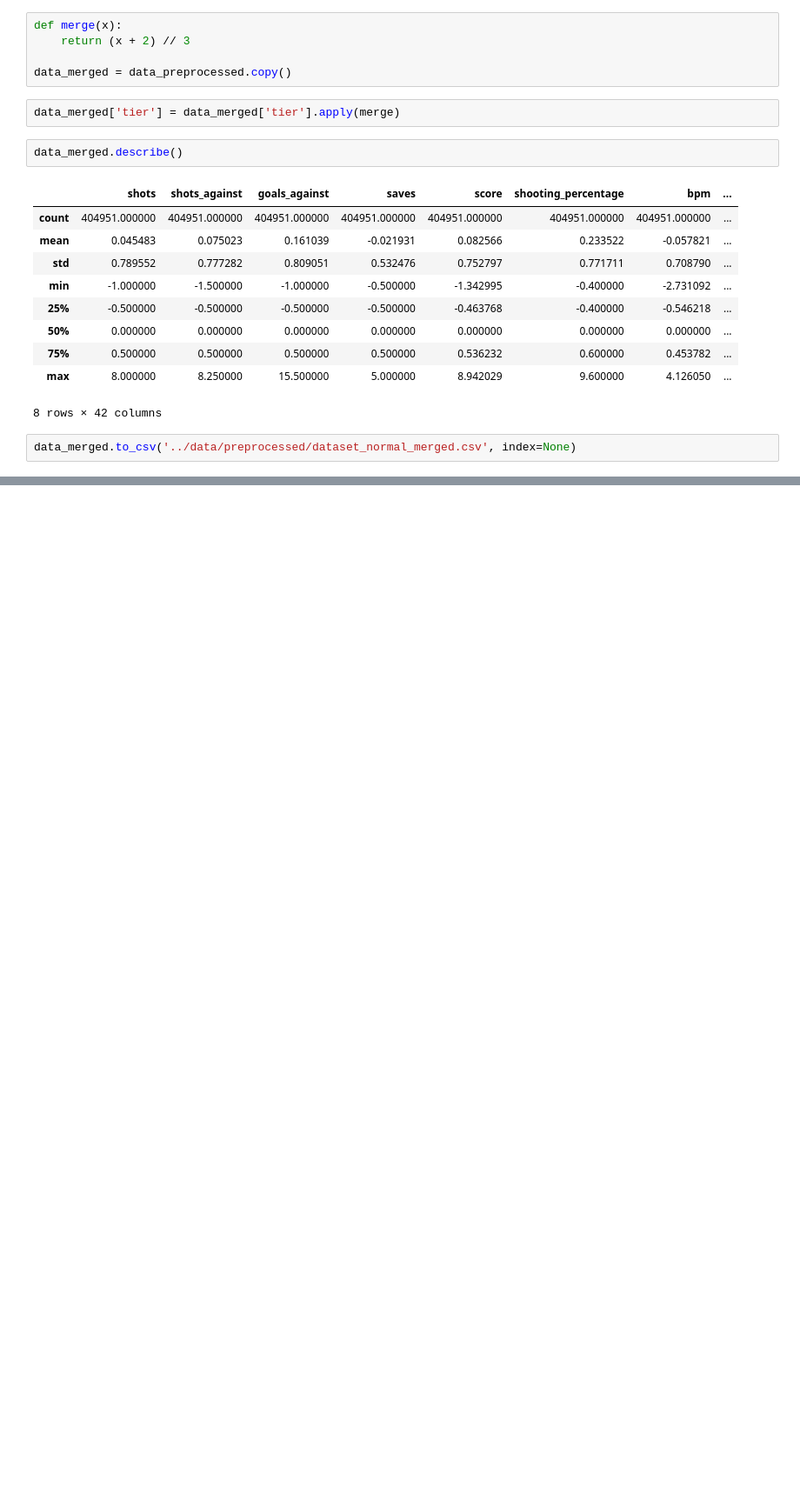
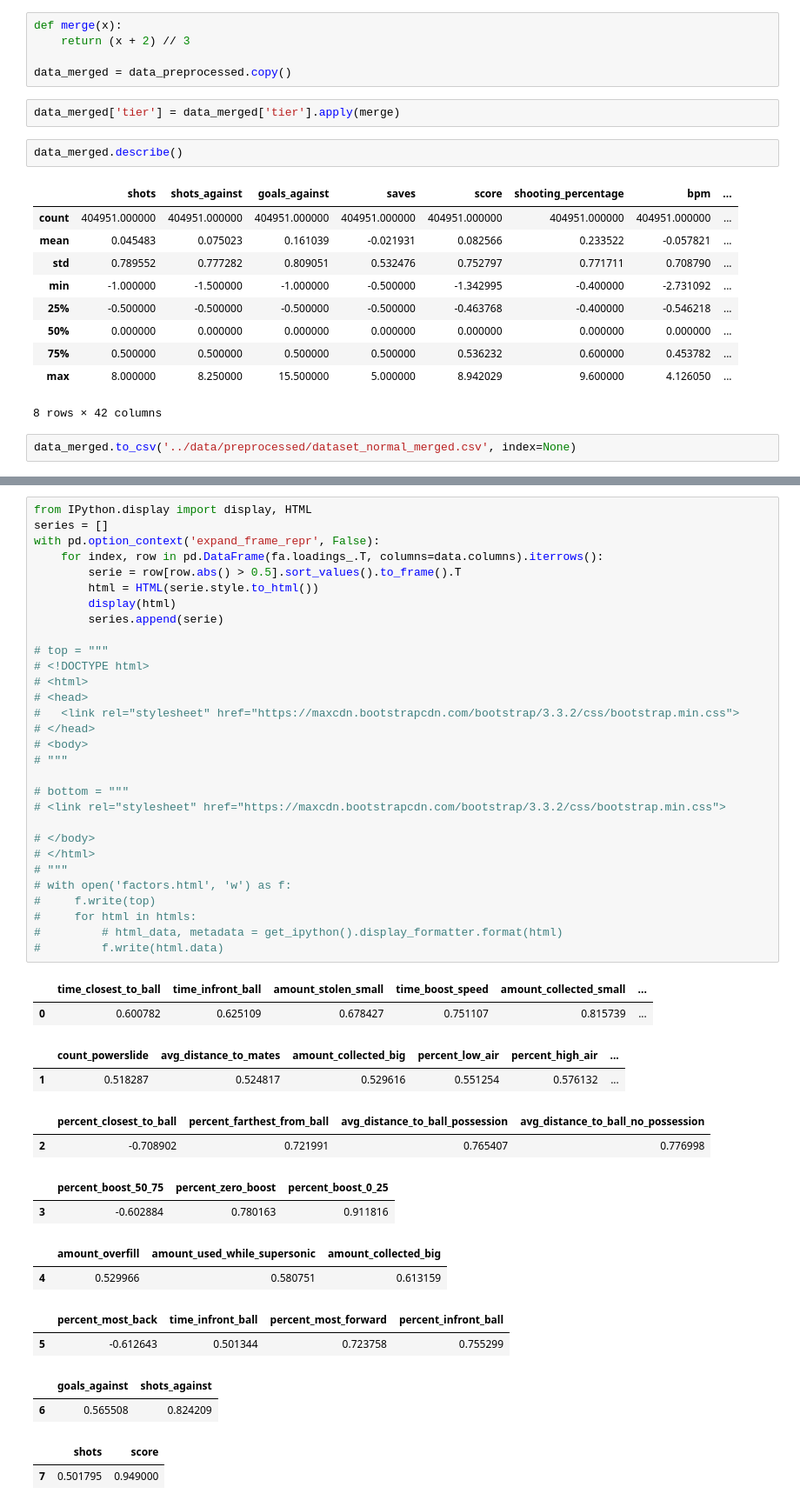
Before and after one commit to pasqualedem/RocketLeague-RankPredictor, a Jupyter notebook: src/data_preprocess.ipynb, the cells around one changed output, grey strips where cells are left out. Shown: that part at 87% size. Saved outputs shown, nothing was run; the diff lists cells and outputs as text; blank space fills up the shorter version.

```diff
--- a/src/data_preprocess.ipynb
+++ b/src/data_preprocess.ipynb
@@ -160,0 +225,47 @@ data_merged.to_csv('../data/preprocessed/dataset_normal_merged.csv', index=None)
+# %%
+from IPython.display import display, HTML
+series = []
+with pd.option_context('expand_frame_repr', False):
+    for index, row in pd.DataFrame(fa.loadings_.T, columns=data.columns).iterrows():
+        serie = row[row.abs() > 0.5].sort_values().to_frame().T
+        html = HTML(serie.style.to_html())
+        display(html)
+        series.append(serie)
+
+# top = """
+# <!DOCTYPE html>
+# <html>
+# <head>
+#   <link rel="stylesheet" href="https://maxcdn.bootstrapcdn.com/bootstrap/3.3.2/css/bootstrap.min.css">
+# </head>
+# <body>
+# """
+
+# bottom = """
+# <link rel="stylesheet" href="https://maxcdn.bootstrapcdn.com/bootstrap/3.3.2/css/bootstrap.min.css">
+
+# </body>
+# </html>
+# """
+# with open('factors.html', 'w') as f:
+#     f.write(top)
+#     for html in htmls:
+#         # html_data, metadata = get_ipython().display_formatter.format(html)
+#         f.write(html.data)
+# %% [output]
+|  | time_closest_to_ball | time_infront_ball | amount_stolen_small | time_boost_speed | amount_collected_small | ... |
+| 0 | 0.600782 | 0.625109 | 0.678427 | 0.751107 | 0.815739 | ... |
+|  | count_powerslide | avg_distance_to_mates | amount_collected_big | percent_low_air | percent_high_air | ... |
+| 1 | 0.518287 | 0.524817 | 0.529616 | 0.551254 | 0.576132 | ... |
+|  | percent_closest_to_ball | percent_farthest_from_ball | avg_distance_to_ball_possession | avg_distance_to_ball_no_possession |
+| 2 | -0.708902 | 0.721991 | 0.765407 | 0.776998 |
+|  | percent_boost_50_75 | percent_zero_boost | percent_boost_0_25 |
+| 3 | -0.602884 | 0.780163 | 0.911816 |
+|  | amount_overfill | amount_used_while_supersonic | amount_collected_big |
+| 4 | 0.529966 | 0.580751 | 0.613159 |
+|  | percent_most_back | time_infront_ball | percent_most_forward | percent_infront_ball |
+| 5 | -0.612643 | 0.501344 | 0.723758 | 0.755299 |
+|  | goals_against | shots_against |
+| 6 | 0.565508 | 0.824209 |
+|  | shots | score |
+| 7 | 0.501795 | 0.949000 |
```
Also changed, not shown: parts of 16 cells of this notebook, 6 other files.
